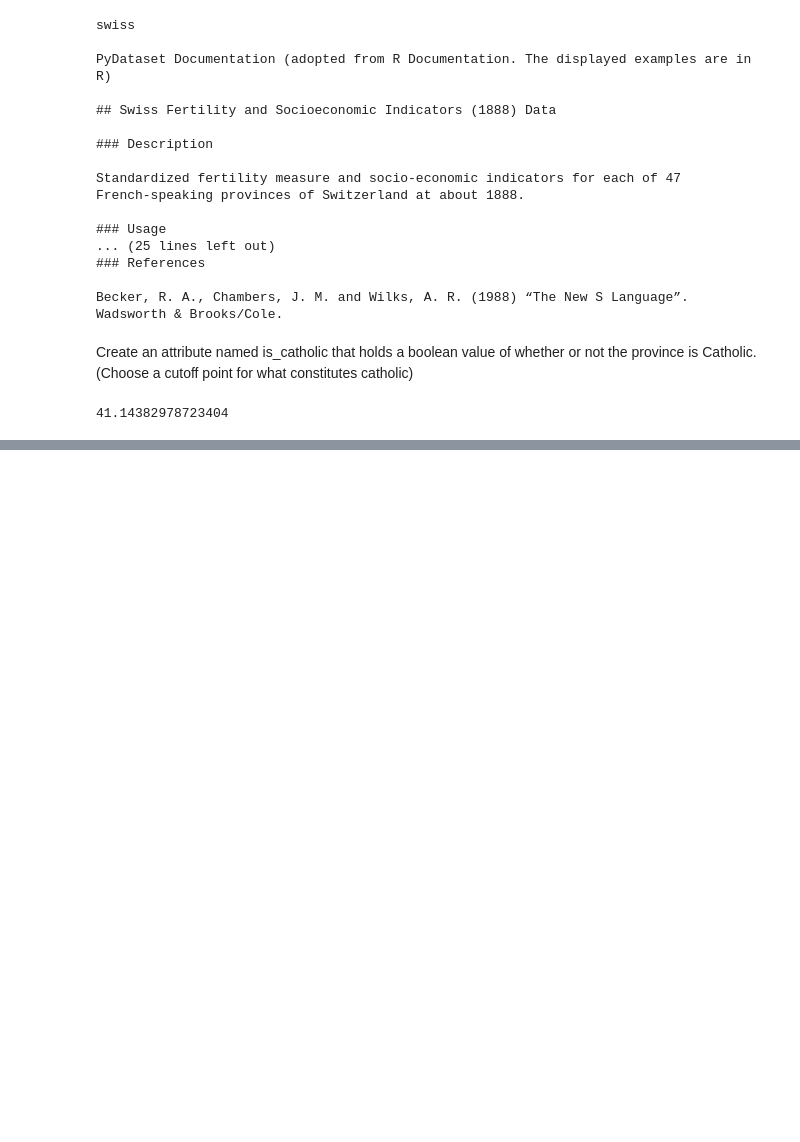
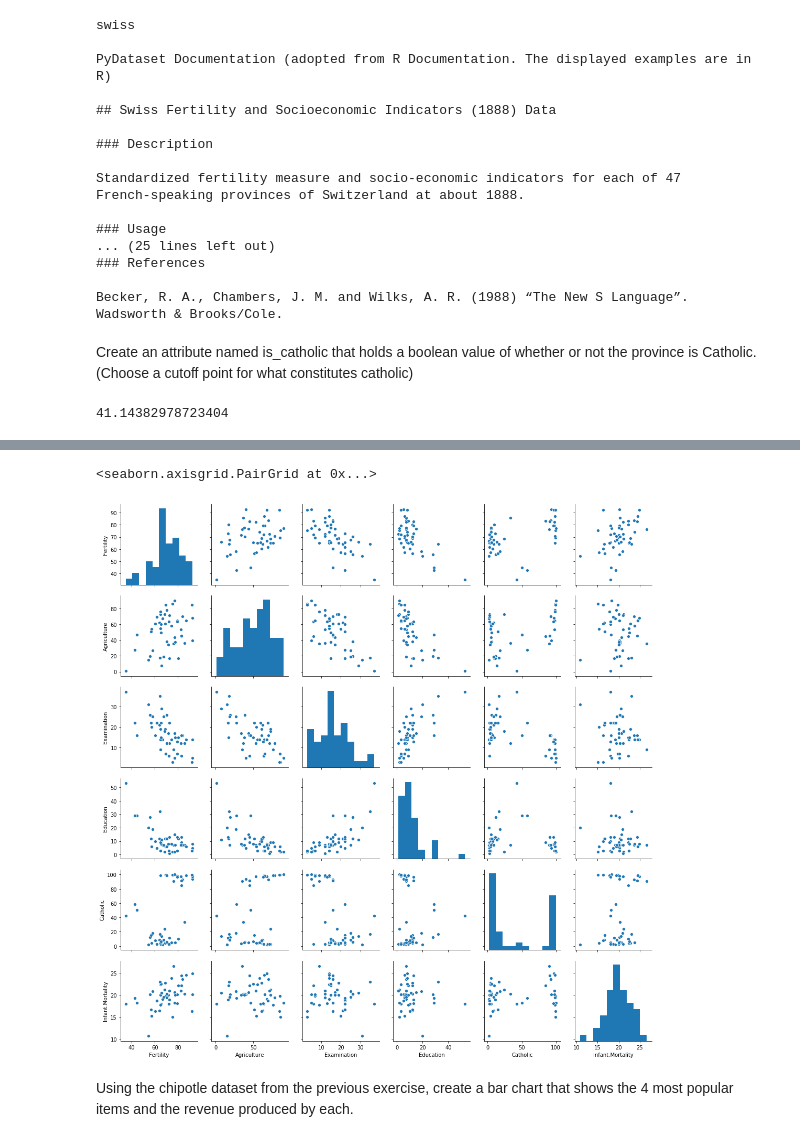
Before and after one commit to guedanie/python-exercises, a Jupyter notebook: 4.8.5_seaborn_exercises.ipynb, the cells around one changed output, grey strips where cells are left out. Cells and saved outputs as stored; diff of their text form; code cells hidden in the pictures; blank space fills up the shorter version.

```diff
--- a/4.8.5_seaborn_exercises.ipynb
+++ b/4.8.5_seaborn_exercises.ipynb
@@ -197,0 +213,7 @@ swiss[is_catholic]
+# %%
+sns.pairplot(swiss)
+# %% [output]
+<seaborn.axisgrid.PairGrid at 0x...>
+[figure, added]
+# %% [markdown]
+Using the chipotle dataset from the previous exercise, create a bar chart that shows the 4 most popular items and the revenue produced by each.
```
Also changed, not shown: parts of 14 cells of this notebook.
